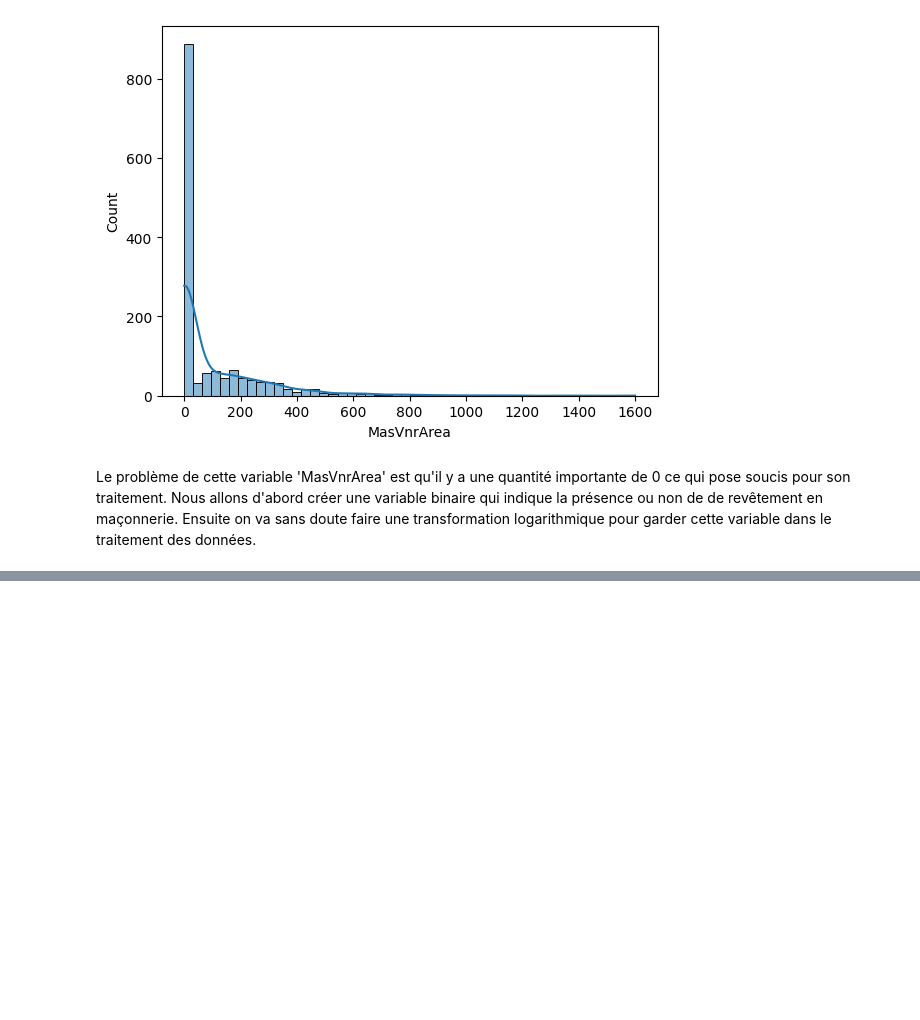
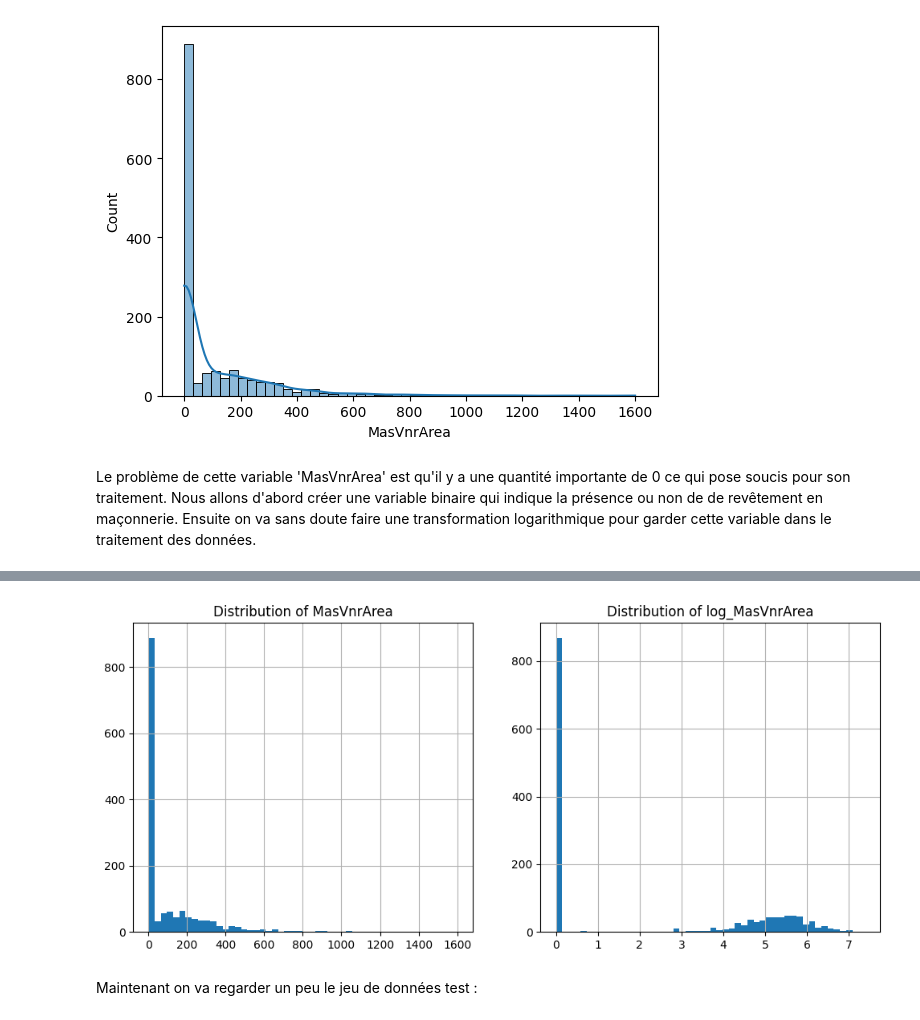
Before and after one commit to antoine-guibert/house_prices, a Jupyter notebook: exploration_donnees.ipynb, the cells around one changed output, grey strips where cells are left out. Drawn from its saved outputs; the diff is of its cells as text; code cells hidden in the pictures; blank space fills up the shorter version.

```diff
--- a/exploration_donnees.ipynb
+++ b/exploration_donnees.ipynb
@@ -413,0 +315,19 @@ Le problème de cette variable 'MasVnrArea' est qu'il y a une quantité importan
+# %%
+# transformation logarithmique de la variable 'MasVnrArea'
+
+# on utilise np.log1p car il y a des valeurs égales à 0
+train_data['Log_MasVnrArea'] = np.log1p(train_data['MasVnrArea'])
+
+# on compare ensuite les 2 distributions
+plt.figure(figsize=(12,5))
+plt.subplot(1,2,1)
+train_data['MasVnrArea'].hist(bins=50)
+plt.title('Distribution of MasVnrArea')
+
+plt.subplot(1,2,2)
+train_data['Log_MasVnrArea'].hist(bins=50)
+plt.title('Distribution of log_MasVnrArea')
+
+plt.show()
+# %% [output]
+[figure, added]
@@ -413,0 +338,2 @@ Le problème de cette variable 'MasVnrArea' est qu'il y a une quantité importan
+# %% [markdown]
+Maintenant on va regarder un peu le jeu de données test :
```
Also changed, not shown: parts of 76 cells of this notebook.
